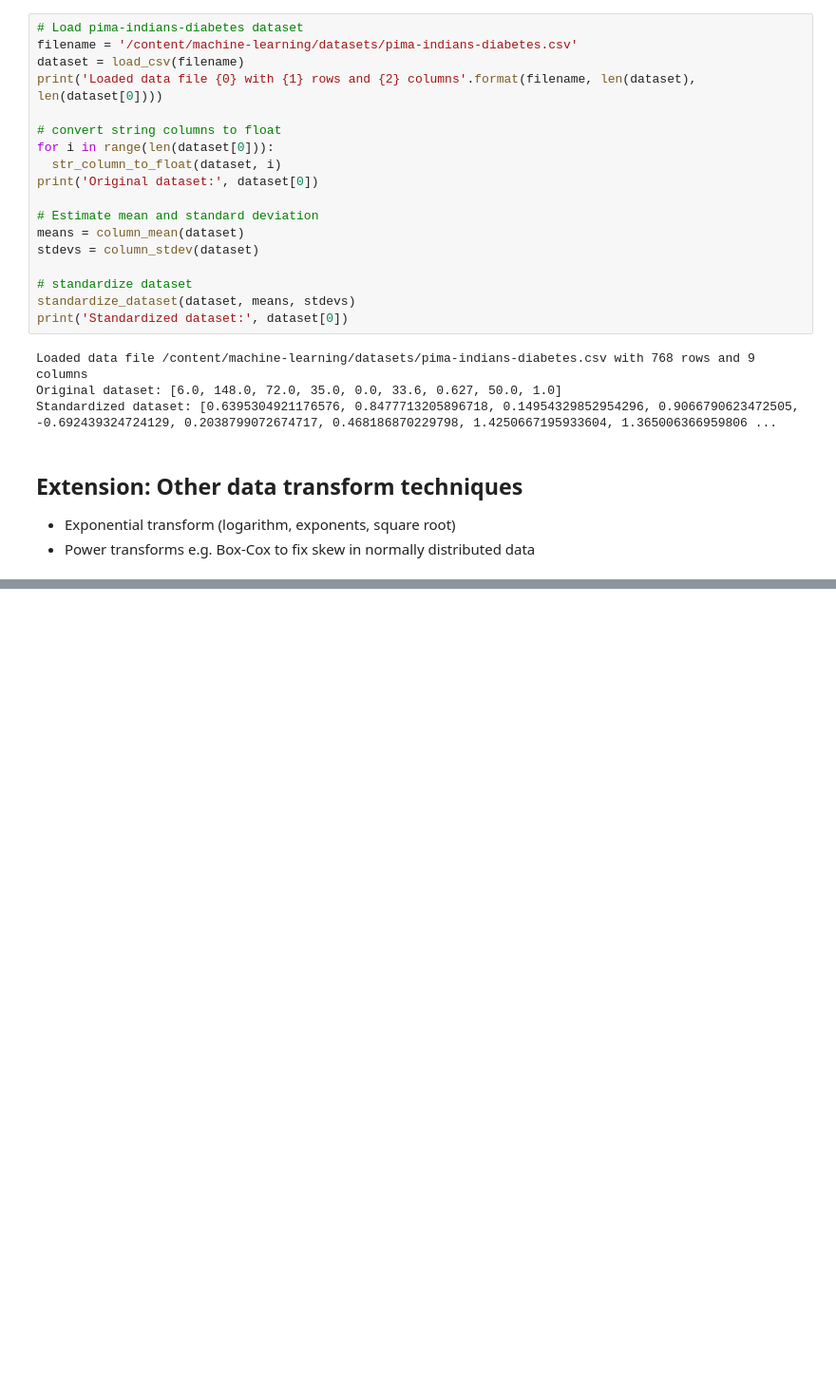
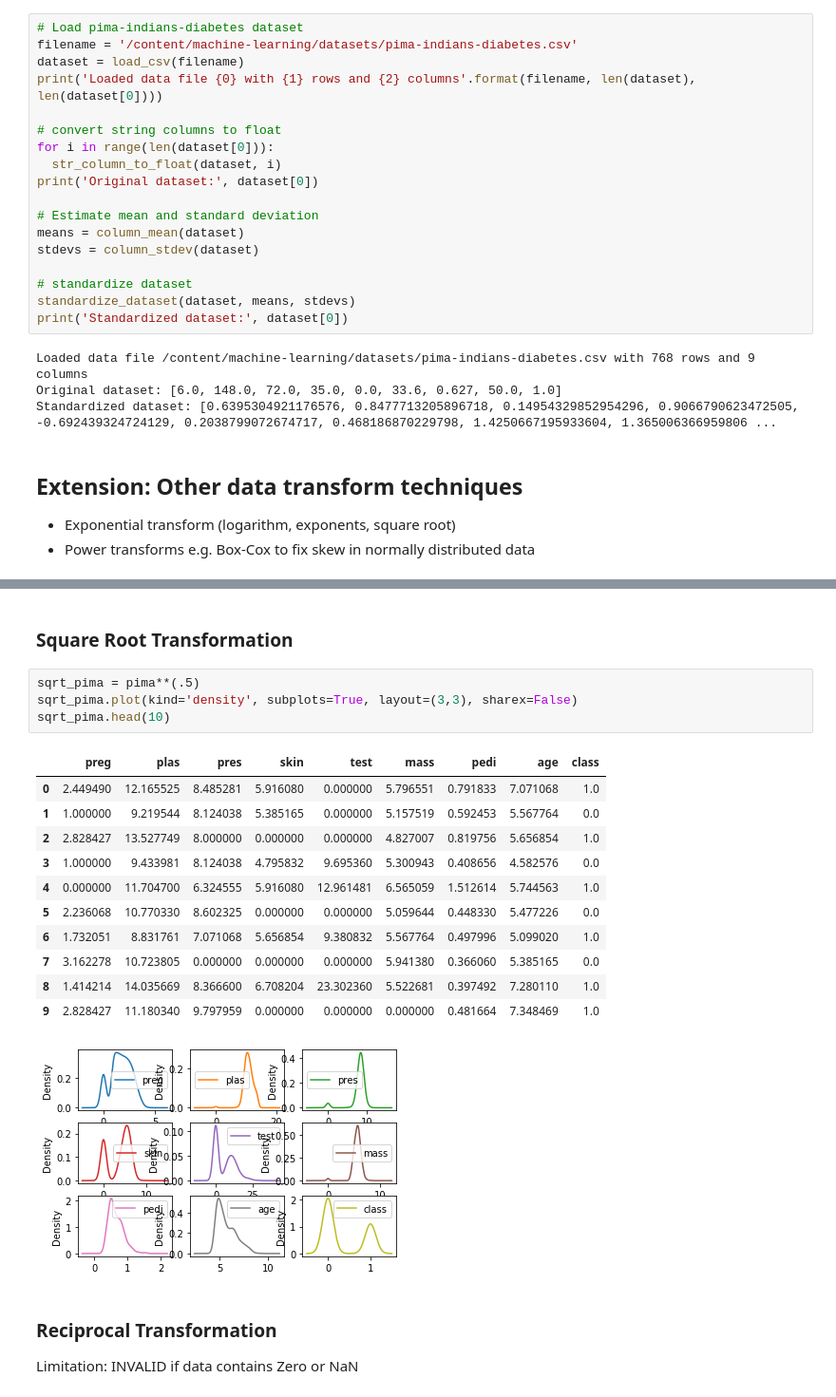
Before and after one commit to yohanesnuwara/machine-learning, a Jupyter notebook: 02_datapreproc/scale_data_for_ml.ipynb, the cells around one changed output, grey strips where cells are left out. Shown at 95% size. Drawn from its saved outputs; the diff is of its cells as text; blank space fills up the shorter version.

```diff
--- a/02_datapreproc/scale_data_for_ml.ipynb
+++ b/02_datapreproc/scale_data_for_ml.ipynb
@@ -162,0 +221,23 @@ import seaborn as sns
+# %% [markdown]
+### Square Root Transformation
+# %%
+sqrt_pima = pima**(.5)
+sqrt_pima.plot(kind='density', subplots=True, layout=(3,3), sharex=False)
+sqrt_pima.head(10)
+# %% [output]
+|  | preg | plas | pres | skin | test | mass | pedi | age | class |
+| 0 | 2.449490 | 12.165525 | 8.485281 | 5.916080 | 0.000000 | 5.796551 | 0.791833 | 7.071068 | 1.0 |
+| 1 | 1.000000 | 9.219544 | 8.124038 | 5.385165 | 0.000000 | 5.157519 | 0.592453 | 5.567764 | 0.0 |
+| 2 | 2.828427 | 13.527749 | 8.000000 | 0.000000 | 0.000000 | 4.827007 | 0.819756 | 5.656854 | 1.0 |
+| 3 | 1.000000 | 9.433981 | 8.124038 | 4.795832 | 9.695360 | 5.300943 | 0.408656 | 4.582576 | 0.0 |
+| 4 | 0.000000 | 11.704700 | 6.324555 | 5.916080 | 12.961481 | 6.565059 | 1.512614 | 5.744563 | 1.0 |
+| 5 | 2.236068 | 10.770330 | 8.602325 | 0.000000 | 0.000000 | 5.059644 | 0.448330 | 5.477226 | 0.0 |
+| 6 | 1.732051 | 8.831761 | 7.071068 | 5.656854 | 9.380832 | 5.567764 | 0.497996 | 5.099020 | 1.0 |
+| 7 | 3.162278 | 10.723805 | 0.000000 | 0.000000 | 0.000000 | 5.941380 | 0.366060 | 5.385165 | 0.0 |
+| 8 | 1.414214 | 14.035669 | 8.366600 | 6.708204 | 23.302360 | 5.522681 | 0.397492 | 7.280110 | 1.0 |
+| 9 | 2.828427 | 11.180340 | 9.797959 | 0.000000 | 0.000000 | 0.000000 | 0.481664 | 7.348469 | 1.0 |
+[figure, added]
+# %% [markdown]
+### Reciprocal Transformation
+
+Limitation: INVALID if data contains Zero or NaN
```
Also changed, not shown: parts of 11 cells of this notebook.
